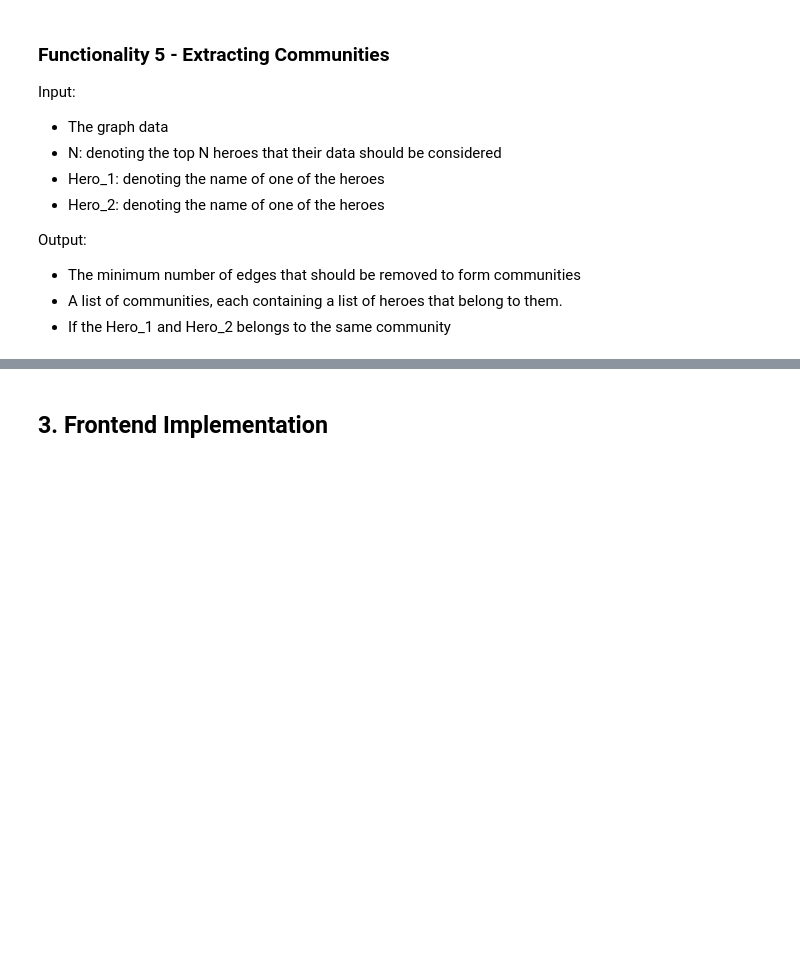
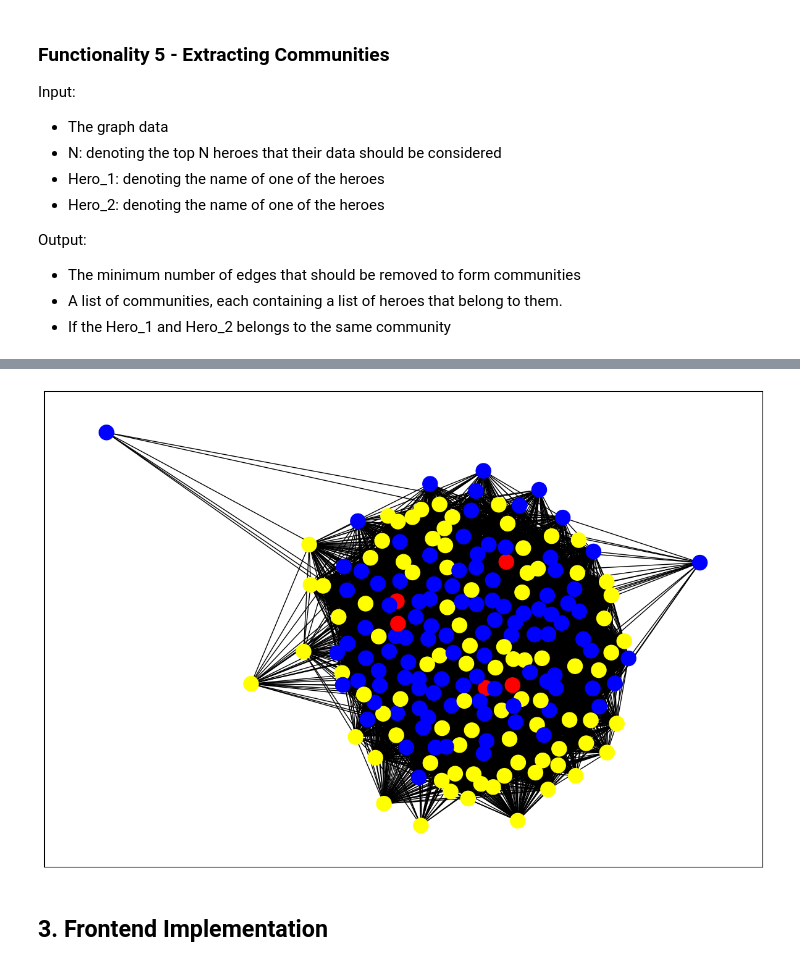
Before and after one commit to sosamandara/ADM-HW5_group3, a Jupyter notebook: main.ipynb, the cells around one changed output, grey strips where cells are left out. Drawn from its saved outputs; the diff is of its cells as text; code cells hidden in the pictures; blank space fills up the shorter version.

```diff
--- a/main.ipynb
+++ b/main.ipynb
@@ -478,3 +543,33 @@ Output:
+# %%
+top_N = Top_N_heroes(200,df_edges)
+top_N_graph = get_subgraph_1(df_hero_noduplicate, top_N)
+# %%
+import networkx.algorithms.community as nxcom
+communities = sorted(nxcom.greedy_modularity_communities(top_N_graph), key=len, reverse=True)
+node_groups = []
+
+for i in communities:
+  node_groups.append(list(i))
+color_map = []
+for node in top_N_graph:
+    if node in node_groups[0]:
+        color_map.append('blue')
+    elif node in node_groups[1]:
+        color_map.append('yellow')
+    elif node in node_groups[2]:
+        color_map.append('red')
+    else:
+        color_map.append('green')
+plt.rcParams.update(plt.rcParamsDefault)
+plt.rcParams.update({'figure.figsize': (15, 10)})
+#plt.style.use('dark_background')
+nx.draw_networkx(
+    top_N_graph, pos=pos,
+    node_color=color_map,
+    with_labels=False)
+plt.show()
+# %% [output]
+[figure, added]
 # %% [markdown]
 ## **3. Frontend Implementation**
 # %% [markdown]
```
Also changed, not shown: parts of 5 cells of this notebook.
